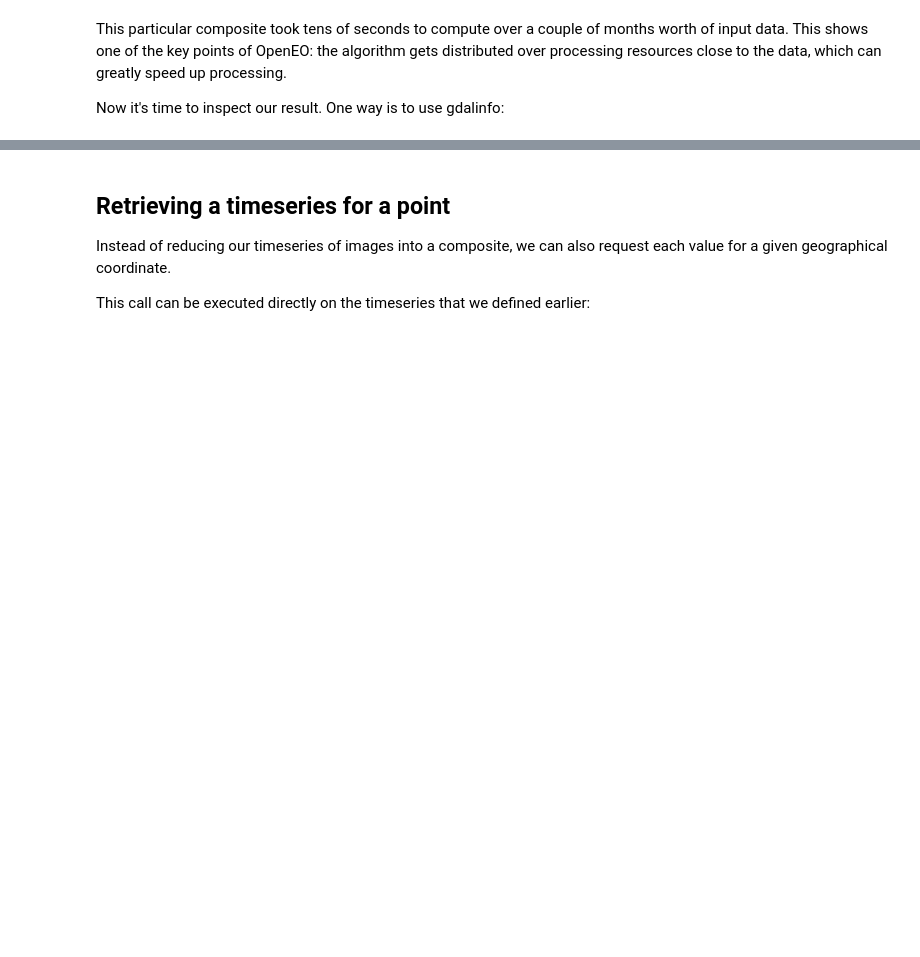
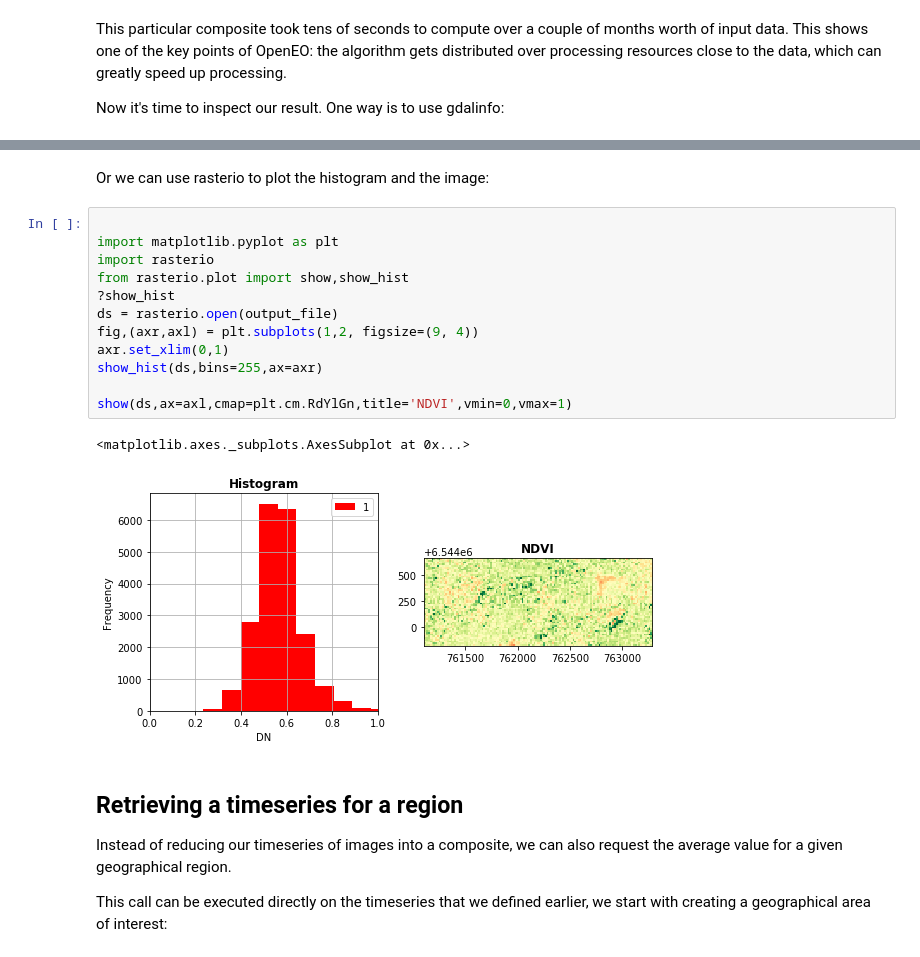
Before and after one commit to Open-EO/openeo-python-client, a Jupyter notebook: examples/notebooks/Compositing.ipynb, the cells around one changed output, grey strips where cells are left out. Cells and saved outputs as stored; diff of their text form; blank space fills up the shorter version.

```diff
--- a/examples/notebooks/Compositing.ipynb
+++ b/examples/notebooks/Compositing.ipynb
@@ -137,6 +147,23 @@ PROJCS["WGS 84 / Pseudo-Mercator",
+# %% [markdown]
+Or we can use rasterio to plot the histogram and the image:
+# %%
+
+import matplotlib.pyplot as plt
+import rasterio
+from rasterio.plot import show,show_hist
+?show_hist
+ds = rasterio.open(output_file)
+fig,(axr,axl) = plt.subplots(1,2, figsize=(9, 4))
+axr.set_xlim(0,1)
+show_hist(ds,bins=255,ax=axr)
+
+show(ds,ax=axl,cmap=plt.cm.RdYlGn,title='NDVI',vmin=0,vmax=1)
+# %% [output]
+<matplotlib.axes._subplots.AxesSubplot at 0x...>
+[figure, added]
 # %% [markdown]
-## Retrieving a timeseries for a point
+## Retrieving a timeseries for a region
 
-Instead of reducing our timeseries of images into a composite, we can also request each value for a given geographical coordinate.
+Instead of reducing our timeseries of images into a composite, we can also request the average value for a given geographical region.
 
-This call can be executed directly on the timeseries that we defined earlier:
+This call can be executed directly on the timeseries that we defined earlier, we start with creating a geographical area of interest:
```
Also changed, not shown: parts of 14 cells of this notebook.
